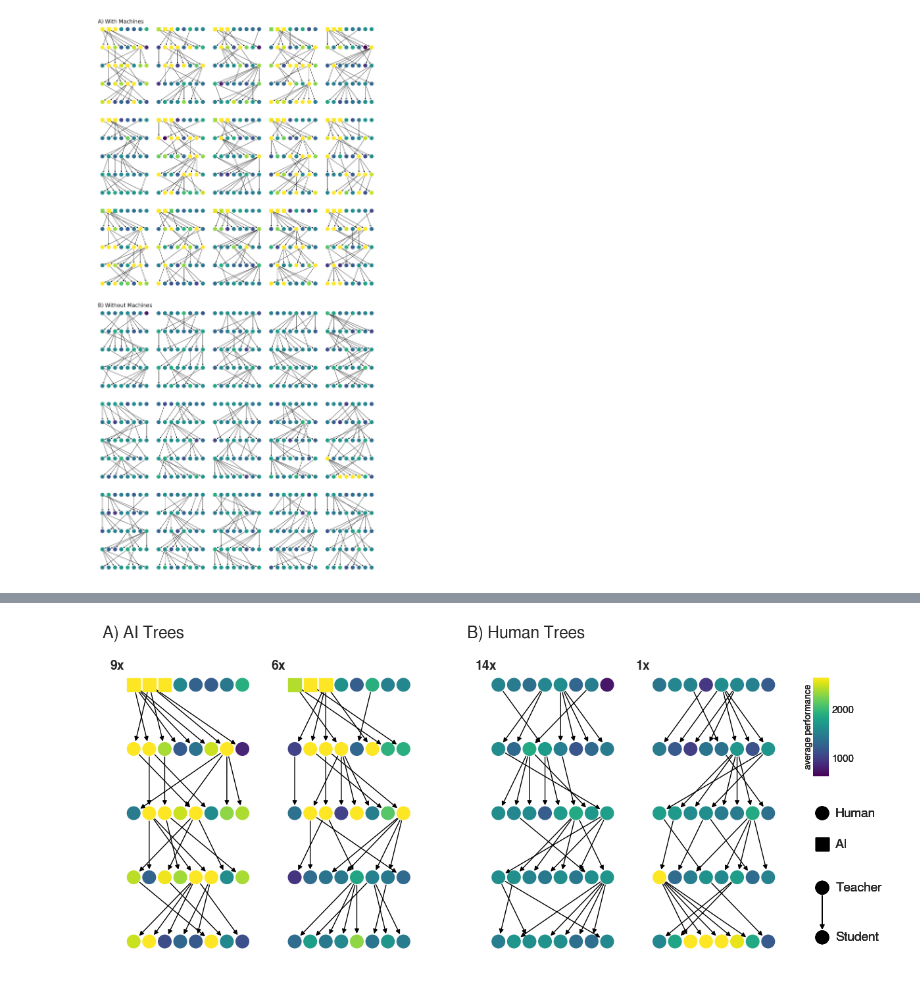
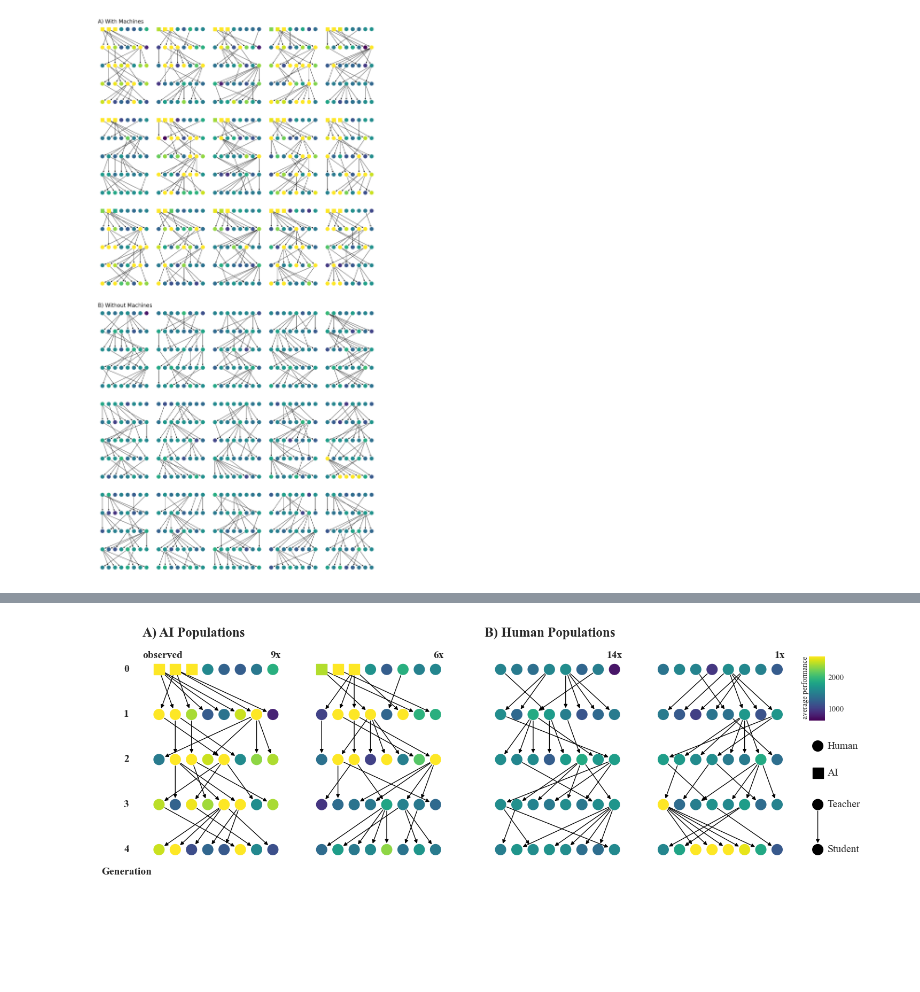
Before and after one commit to LBrinkmann/reward-network-iii, a Jupyter notebook: analysis/plot_network.ipynb, the cells around one changed output, grey strips where cells are left out. Saved outputs shown, nothing was run; the diff lists cells and outputs as text; code cells hidden in the pictures; blank space fills up the shorter version.

Commit message:
Improve plots.

```diff
--- a/analysis/plot_network.ipynb
+++ b/analysis/plot_network.ipynb
@@ -111,7 +111,7 @@ plots = [
     {
         'replication_idx': 0,
         'condition': 'w_ai',
-        'title': 'A) AI Trees',
+        'title': 'A) AI Populations',
         'secondary_title': '9x',
         'row': 0,
         'col': 0
@@ -128,7 +128,7 @@ plots = [
     {
         'replication_idx': 0,
         'condition': 'wo_ai',
-        'title': 'B) Human Trees',
+        'title': 'B) Human Populations',
         'secondary_title': '14x',
         'row': 0,
         'col': 3
@@ -151,7 +151,7 @@ import matplotlib.colors as mcolors
 import matplotlib.gridspec as gridspec
 
 mpl.rcParams['font.family'] = 'serif'
-mpl.rcParams['font.serif'] = ['Times', 'Times New Roman', 'FreeSans']
+mpl.rcParams['font.serif'] = ['Times New Roman', 'FreeSans']
 
 
 # Create a dictionary to store node colors, positions, and labels
@@ -163,14 +163,14 @@ node_size = 200
 
 n_gen = player_df['generation'].max() + 1
 
-player_df['within_generation_idx_per_tree'] = player_df.groupby(['replication_idx', 'condition', 'generation'])['within_generation_idx'].rank(method='first', ascending=True)
+player_df['within_generation_idx_per_tree'] = player_df.groupby(['replication_idx', 'condition', 'generation'])['within_generation_idx'].rank(method='first', ascending=True) - 1
 
 cols = 4
 rows = 1
 
 # Create figure and define GridSpec
-fig = plt.figure(figsize=(cols*3, rows*5))
-gs = gridspec.GridSpec(1, 6, width_ratios=[1, 1, 0.1, 1, 1, 0.5])  # Adjust the grid layout
+fig = plt.figure(figsize=((cols+1)*3, rows*5))
+gs = gridspec.GridSpec(1, 7, width_ratios=[0.1, 1, 1, 0.1, 1, 1, 0.5])  # Adjust the grid layout
 
 
 def plot_tree(df, n_gen, node_size, ax):
@@ -214,10 +214,10 @@ def draw_network_legend(ax):
         G.add_node(i, label=i)
     G.add_edge(2, 3)
     node_positions = {
-        0: (0, 2.5),
-        1: (0, 2.0),
-        2: (0, 1.3),
-        3: (0, 0.5)
+        0: (0, 3.3),
+        1: (0, 2.7),
+        2: (0, 2.0),
+        3: (0, 1.0)
     }
     node_shapes = {
         0: 'o',
@@ -249,49 +249,66 @@ def draw_network_legend(ax):
     nx.draw_networkx_edges(G, node_positions, edge_color='black', ax=ax)
 
 
     for pos in node_positions:
-        ax.text(node_positions[pos][0] + 0.5, node_positions[pos][1], node_labels[pos], ha='left', va='center', fontsize=14)
+        ax.text(node_positions[pos][0] + 0.3, node_positions[pos][1], node_labels[pos], ha='left', va='center', fontsize=14)
     ax.axis('off')
 
 
-for plot in plots:
+for i, plot in enumerate(plots):
+
+
     df = player_df[(player_df['replication_idx'] == plot['replication_idx']) & (player_df['condition'] == plot['condition'])]
 
     row = plot['row']
     col = plot['col']
 
-    ax = plt.subplot(gs[row, col])
+    ax = plt.subplot(gs[row, col + 1])
     ax.axis('off')
 
     plot_tree(df, ax=ax, n_gen=n_gen, node_size=node_size)
 
-    ax.text(-1, 5.8, plot['title'], ha='left', va='center', fontsize=18)
-    ax.text(-0.5, 5.3, plot['secondary_title'], ha='left', va='center', fontsize=14, fontweight='bold')
+    ax.text(-1, 5.8, plot['title'], ha='left', va='center', fontsize=18, fontweight='bold')
+    ax.text(7.5, 5.3, plot['secondary_title'], ha='right', va='center', fontsize=14, fontweight='bold')
+    if i == 0:
+        ax.text(-1, 5.3, 'observed', ha='left', va='center', fontsize=14, fontweight='bold')
+    ax.set_ylim(0.5, 6)
+    ax.set_xlim(-1.5, 8.5)
 
-    ax = plt.subplot(gs[0, 5])
-    ax.set_xlim(-0.5, 2)
-    ax.set_ylim(0, 5)
+# Draw right legend
+ax = plt.subplot(gs[0, 6])
 
-    draw_network_legend(ax)
-    ax.text(-0.70, 3.9, 'average performance', ha='left', va='center', fontsize=10, rotation=90)
-    cbar_ax = fig.add_axes([0.9115, 0.62, 0.02, 0.3])
-    cb = plt.colorbar(cpick, cax=cbar_ax)
-    cb.outline.set_edgecolor('none')
-    cb.ax.tick_params(length=0)
+draw_network_legend(ax)
+ax.text(-0.50, 4.6, 'average performance', ha='left', va='center', fontsize=10, rotation=90)
+cbar_ax = fig.add_axes([0.898, 0.62, 0.02, 0.24])
+cb = plt.colorbar(cpick, cax=cbar_ax)
+cb.outline.set_edgecolor('none')
+cb.ax.tick_params(length=0)
+ax.set_xlim(-0.5, 2)
+ax.set_ylim(0.5, 6)
+
+# Add left legend
+ax = plt.subplot(gs[0, 0])
+ax.set_xlim(-1, 1)
+ax.set_ylim(0.5, 6)
+ax.axis('off')
+for i in range(5):
+    ax.text(0, 5-i, f"{i}", ha='center', va='center', fontsize=14, fontweight='bold')
+ax.text(0, 0.5, 'Generation', ha='center', va='center', fontsize=14, fontweight='bold')
+
 
     # plt.colorbar(cax)
 
 png_filename = os.path.join('plots',experiment_type,'network_compressed.png')
 pdf_filename = os.path.join('plots',experiment_type,'network_compressed.pdf')
 os.makedirs(os.path.dirname(file_name), exist_ok=True)
 plt.tight_layout()
-fig.subplots_adjust(top=0.98, right=0.99)
+fig.subplots_adjust(top=0.98, right=0.99, wspace=0.0, hspace=0.0)
 plt.savefig(png_filename, dpi=300, bbox_inches='tight', pad_inches=0.1)
 plt.savefig(pdf_filename, bbox_inches='tight', pad_inches=0.1)
 
 # plt.show()
 # %% [output]
-[figure, old version]
+[figure, new version]
 # %%
 import seaborn as sns
 
```
Also changed, not shown: parts of 2 cells of this notebook, 9 other files.
